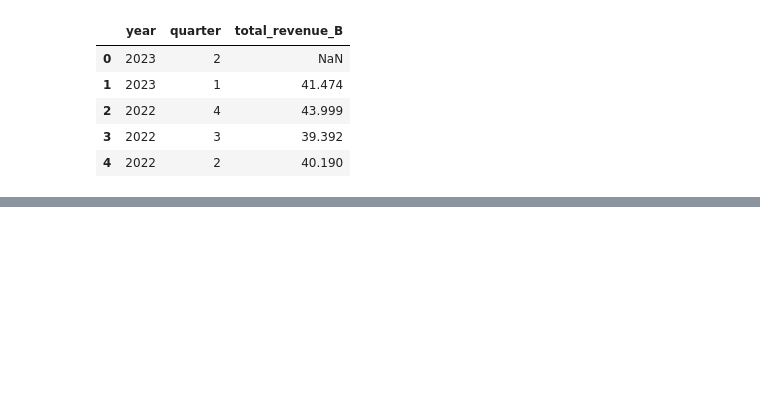
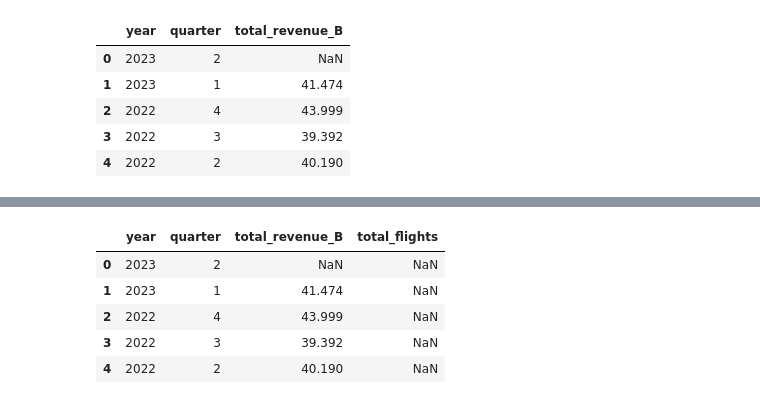
Before and after one commit to Project-Apollo-Forecast/Project-Apollo, a Jupyter notebook: corey_acquire.ipynb, the cells around one changed output, grey strips where cells are left out. Cells and saved outputs as stored; diff of their text form; code cells hidden in the pictures; blank space fills up the shorter version.

Commit message:
revenue_and_flights.csv updated

```diff
--- a/corey_acquire.ipynb
+++ b/corey_acquire.ipynb
@@ -114,0 +142,4 @@ df.head()
+# %%
+# now total_operations is the only column we want, so drop the rest
+df = df[['total_operations']]
+df.head()
@@ -114,0 +165,4 @@ df.head()
+# %%
+# change total_operations to a int
+df = df.apply(lambda x: x.str.replace(',',''))
+df.total_operations = df.total_operations.apply(lambda x: int(x))
@@ -114,0 +190,3 @@ df.head()
+# %%
+# get quarterly sums
+df = df.resample('Q').sum() / 2
@@ -114,0 +201,11 @@ df.head()
+# %%
+ford['total_flights'] = df.total_operations.astype(int)
+# %%
+ford.head()
+# %% [output]
+|  | year | quarter | total_revenue_B | total_flights |
+| 0 | 2023 | 2 | NaN | NaN |
+| 1 | 2023 | 1 | 41.474 | NaN |
+| 2 | 2022 | 4 | 43.999 | NaN |
+| 3 | 2022 | 3 | 39.392 | NaN |
+| 4 | 2022 | 2 | 40.190 | NaN |
```
Also changed, not shown: parts of 19 cells of this notebook, 2 other files.
